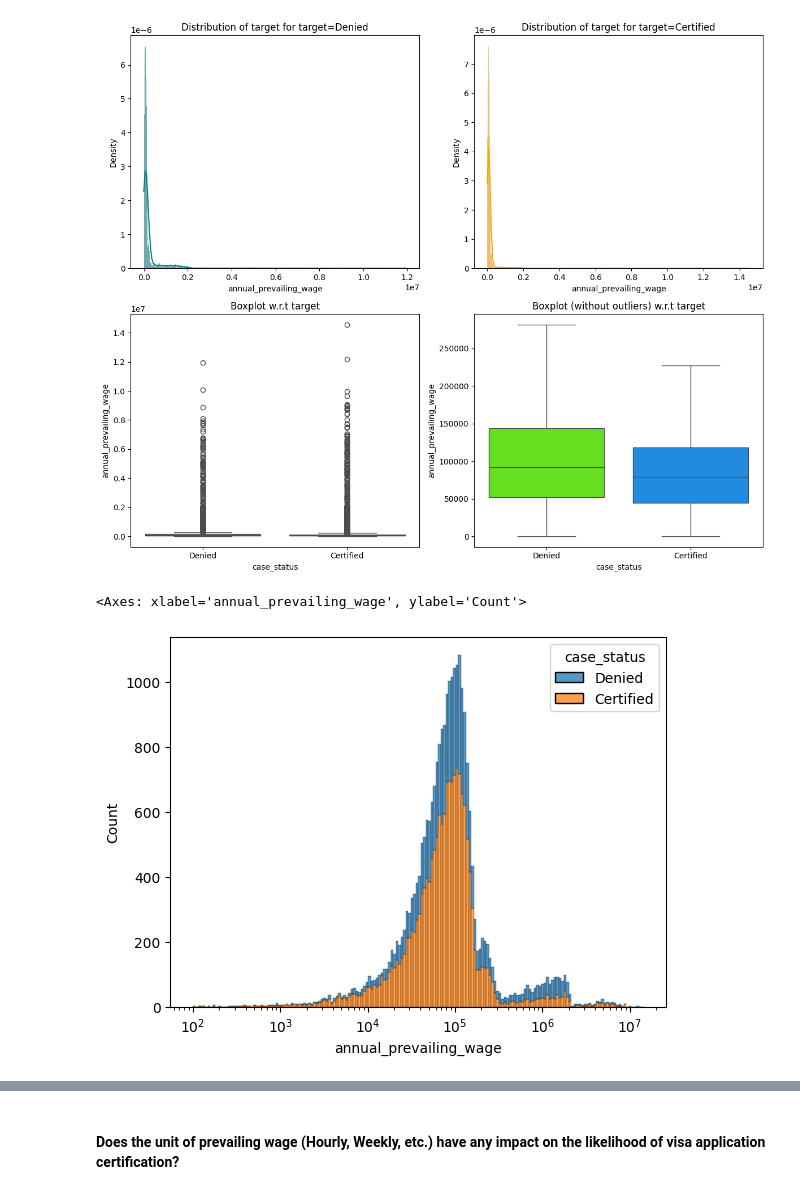
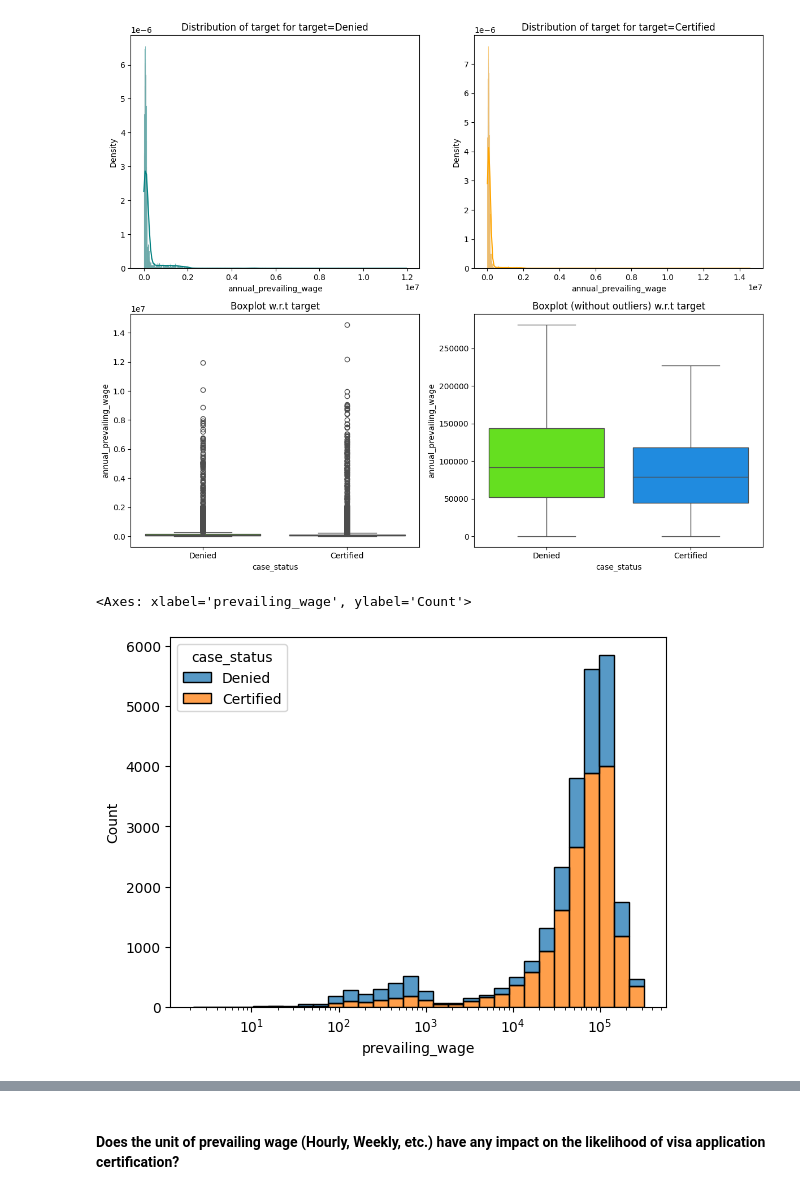
Before and after one commit to AkshayGovindaraj/GoogleColab, a Jupyter notebook: EasyVisa_Full_Code_Notebookv1.ipynb, the cells around one changed output, grey strips where cells are left out. Drawn from its saved outputs; the diff is of its cells as text; code cells hidden in the pictures.

```diff
--- a/EasyVisa_Full_Code_Notebookv1.ipynb
+++ b/EasyVisa_Full_Code_Notebookv1.ipynb
@@ -209,5 +230,3 @@ Since we have the new column for annual prevailing wage we can drop the two othe
-# %%
-data.drop(['prevailing_wage','unit_of_wage'], axis=1, inplace=True)
 # %%
 data.head()
 # %% [output]
@@ -602,7 +635,7 @@ distribution_plot_wrt_target(data=data, predictor='annual_prevailing_wage', targ
 # %% [output]
 [figure]
 # %%
-sns.histplot(data=data, x='annual_prevailing_wage', hue='case_status', log_scale=True, multiple = 'stack')
+sns.histplot(data=data, x='prevailing_wage', hue='case_status', log_scale=True, multiple = 'stack', bins=30)
 # %% [output]
-<Axes: xlabel='annual_prevailing_wage', ylabel='Count'>
+<Axes: xlabel='prevailing_wage', ylabel='Count'>
-[figure, old version]
+[figure, new version]
```
Also changed, not shown: parts of 30 cells of this notebook.
